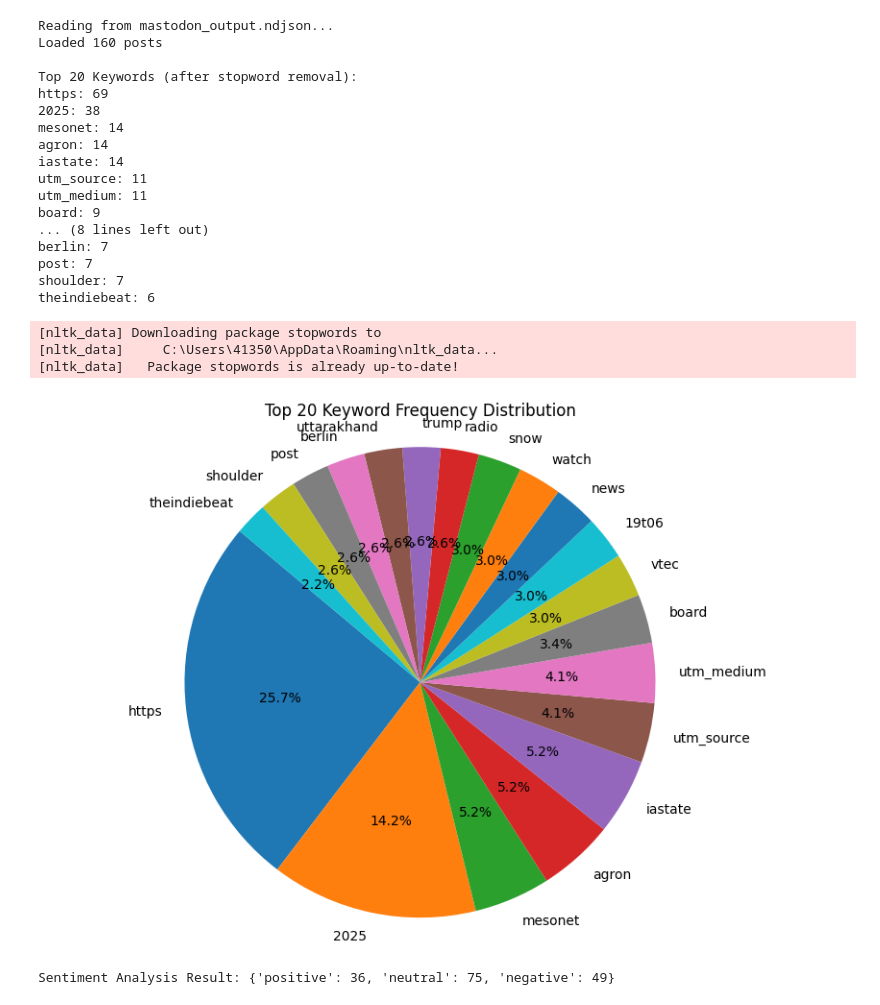
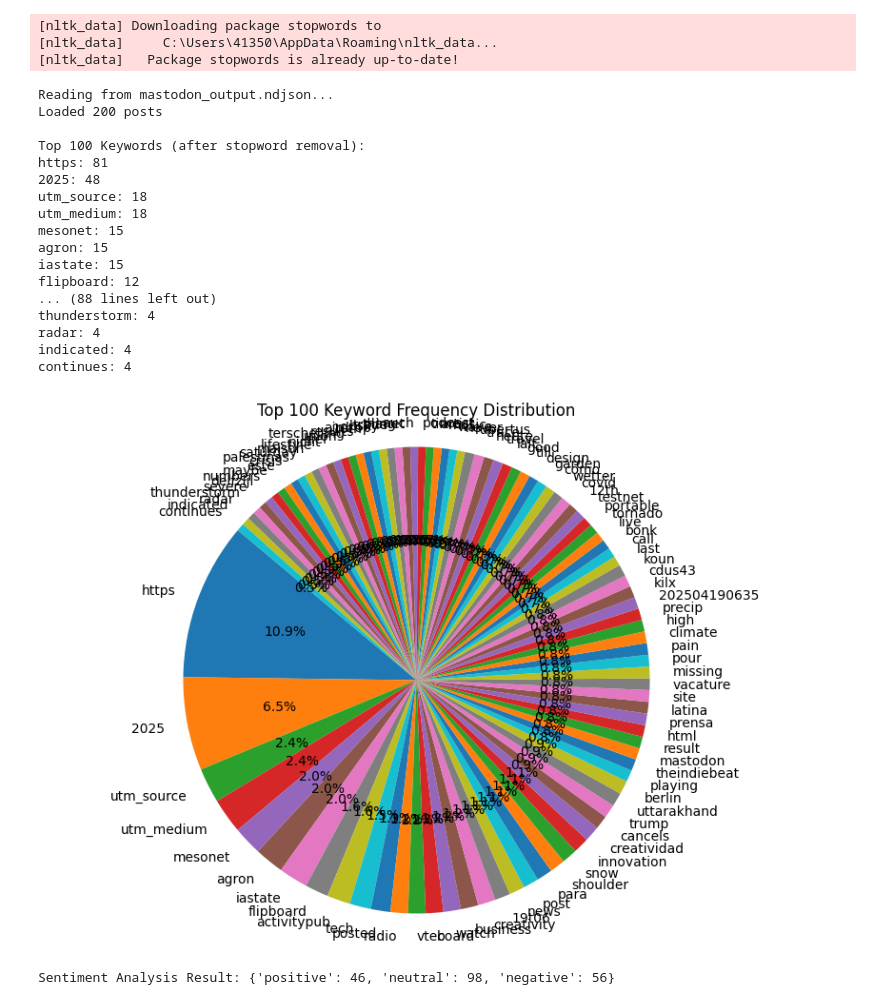
Before and after one commit to TheHQ98/social-media-analysis, a Jupyter notebook: backend/research.ipynb, the cells around one changed output. Saved outputs shown, nothing was run; the diff lists cells and outputs as text; code cells hidden in the pictures.

Commit message:
changed top 20 into top 100 to be more general for analysis

```diff
--- a/backend/research.ipynb
+++ b/backend/research.ipynb
@@ -8,12 +8,13 @@ import matplotlib.pyplot as plt
 from vaderSentiment.vaderSentiment import SentimentIntensityAnalyzer
 import nltk
 from nltk.corpus import stopwords
+from datetime import datetime
 
 nltk.download('stopwords')
 stop_words = set(stopwords.words("english"))
 
 DATA_FILE = "mastodon_output.ndjson"
-
+OUTPUT_JSON = f"top100_keywords_{datetime.now().strftime('%Y%m%d_%H%M%S')}.json"
 
 def load_posts(file_path):
     if not os.path.exists(file_path):
@@ -49,58 +50,68 @@ def sentiment_analysis(texts):
 def main():
     print(f"\nReading from {DATA_FILE}...")
     posts = load_posts(DATA_FILE)
     print(f"Loaded {len(posts)} posts")
 
     contents = [clean_html(p["doc"]["content"]) for p in posts if p["doc"].get("content")]
 
     all_words = []
     for text in contents:
         all_words.extend(extract_keywords(text))
 
     word_freq = Counter(all_words)
-    top_20 = word_freq.most_common(20)
+    top_100 = word_freq.most_common(100)
 
-    print("\nTop 20 Keywords (after stopword removal):")
-    for word, freq in top_20:
+    print("\nTop 100 Keywords (after stopword removal):")
+    for word, freq in top_100:
         print(f"{word}: {freq}")
 
-    labels = [item[0] for item in top_20]
-    sizes = [item[1] for item in top_20]
+    labels = [item[0] for item in top_100]
+    total_word_count = sum(word_freq.values())
+    sizes = [freq / total_word_count * 100 for _, freq in top_100]
+    output_data = {
+        "timestamp": datetime.utcnow().isoformat() + "Z",
+        "total_keywords": total_word_count,
+        "top100": [{"word": word, "count": count} for word, count in top_100]
+    }
+
+    with open(OUTPUT_JSON, "w", encoding="utf-8") as f:
+        json.dump(output_data, f, indent=2, ensure_ascii=False)
+
     plt.figure(figsize=(10, 7))
     plt.pie(sizes, labels=labels, autopct='%1.1f%%', startangle=140)
-    plt.title("Top 20 Keyword Frequency Distribution")
+    plt.title("Top 100 Keyword Frequency Distribution")
     plt.axis('equal')
     plt.show()
 
     sentiment = sentiment_analysis(contents)
     print("\nSentiment Analysis Result:", sentiment)
     plt.pie(sentiment.values(), labels=sentiment.keys(), autopct='%1.1f%%', startangle=140)
     plt.title("Sentiment Distribution")
     plt.axis('equal')
     plt.show()
 
 if __name__ == "__main__":
     main()
 # %% [output]
-Reading from mastodon_output.ndjson...
-Loaded 160 posts
-
-Top 20 Keywords (after stopword removal):
-https: 69
-2025: 38
-mesonet: 14
-agron: 14
-iastate: 14
-utm_source: 11
-utm_medium: 11
-board: 9
-... (8 lines left out)
-berlin: 7
-post: 7
-shoulder: 7
-theindiebeat: 6
+[nltk_data] Downloading package stopwords to
+[nltk_data]     C:\Users\41350\AppData\Roaming\nltk_data...
+[nltk_data]   Package stopwords is already up-to-date!
-[nltk_data] Downloading package stopwords to
-[nltk_data]     C:\Users\41350\AppData\Roaming\nltk_data...
-[nltk_data]   Package stopwords is already up-to-date!
+Reading from mastodon_output.ndjson...
+Loaded 200 posts
+
+Top 100 Keywords (after stopword removal):
+https: 81
+2025: 48
+utm_source: 18
+utm_medium: 18
+mesonet: 15
+agron: 15
+iastate: 15
+flipboard: 12
+... (88 lines left out)
+thunderstorm: 4
+radar: 4
+indicated: 4
+continues: 4
-[figure, old version]
+[figure, new version]
-Sentiment Analysis Result: {'positive': 36, 'neutral': 75, 'negative': 49}
+Sentiment Analysis Result: {'positive': 46, 'neutral': 98, 'negative': 56}
```
Also changed, not shown: parts of 1 cell of this notebook.
